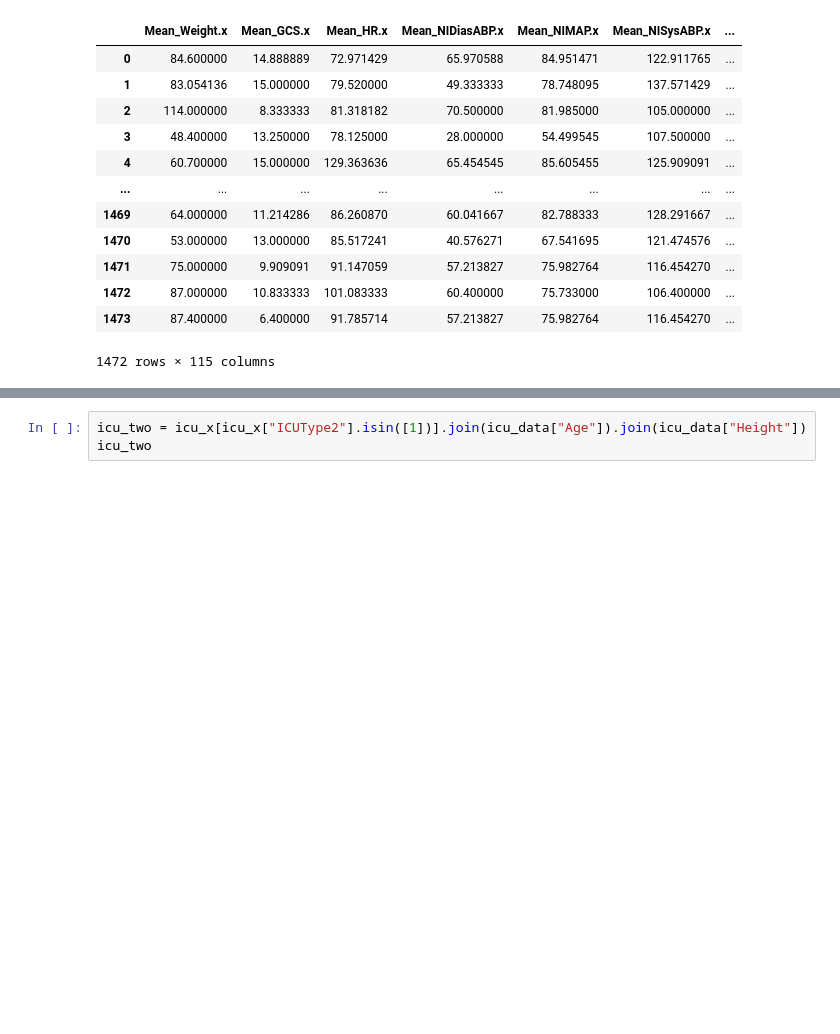
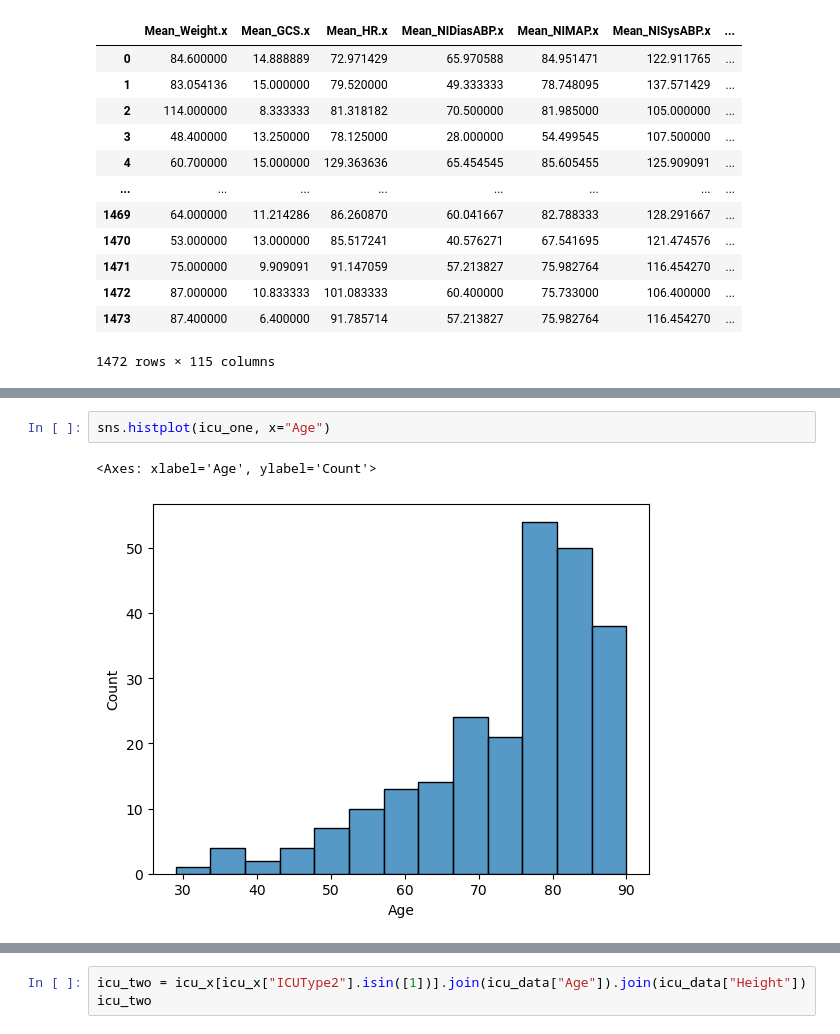
Before and after one commit to Joshiahtan/ADS1002-ICU-Project, a Jupyter notebook: notebook/Wahson/ICU_Project.ipynb, the cells around one changed output, grey strips where cells are left out. Drawn from its saved outputs; the diff is of its cells as text; blank space fills up the shorter version.

```diff
--- a/notebook/Wahson/ICU_Project.ipynb
+++ b/notebook/Wahson/ICU_Project.ipynb
@@ -362,0 +401,5 @@ icu_x
+# %%
+sns.histplot(icu_one, x="Age")
+# %% [output]
+<Axes: xlabel='Age', ylabel='Count'>
+[figure, added]
```
Also changed, not shown: parts of 12 cells of this notebook.
